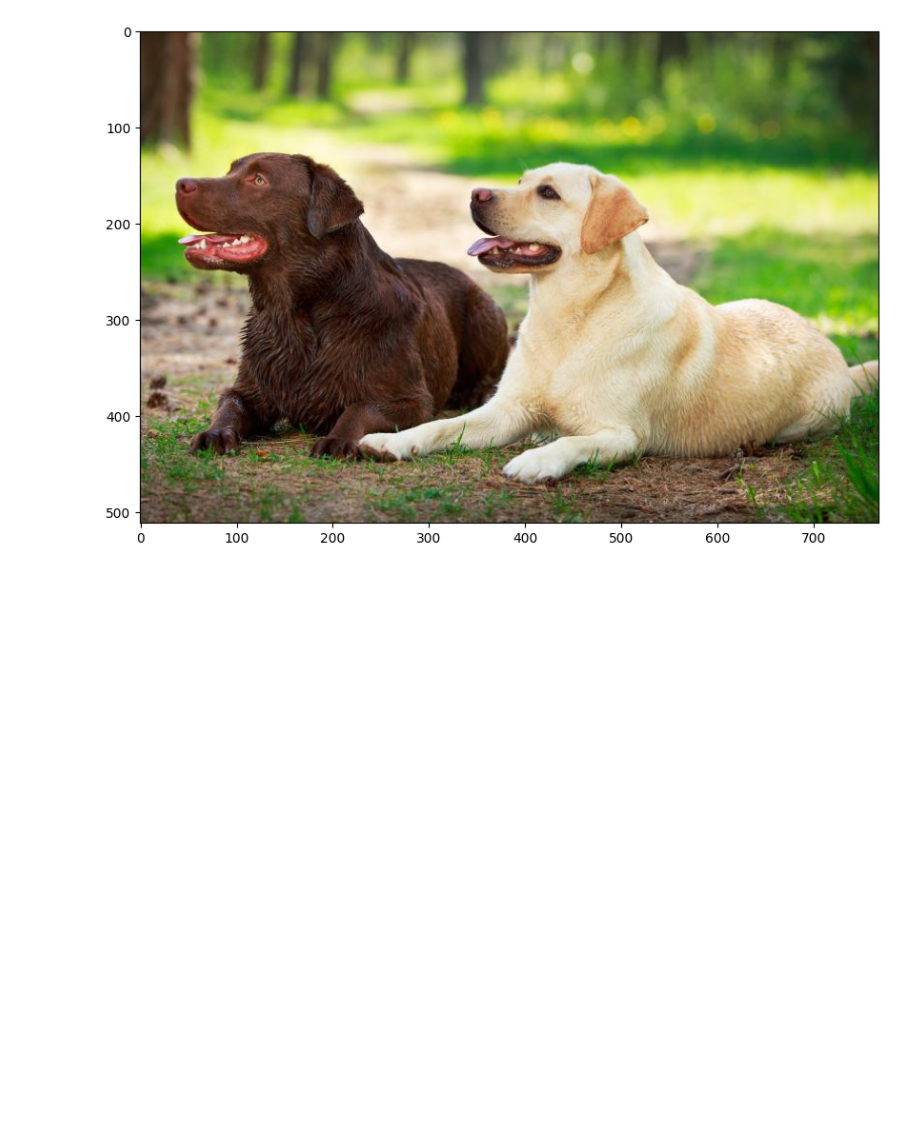
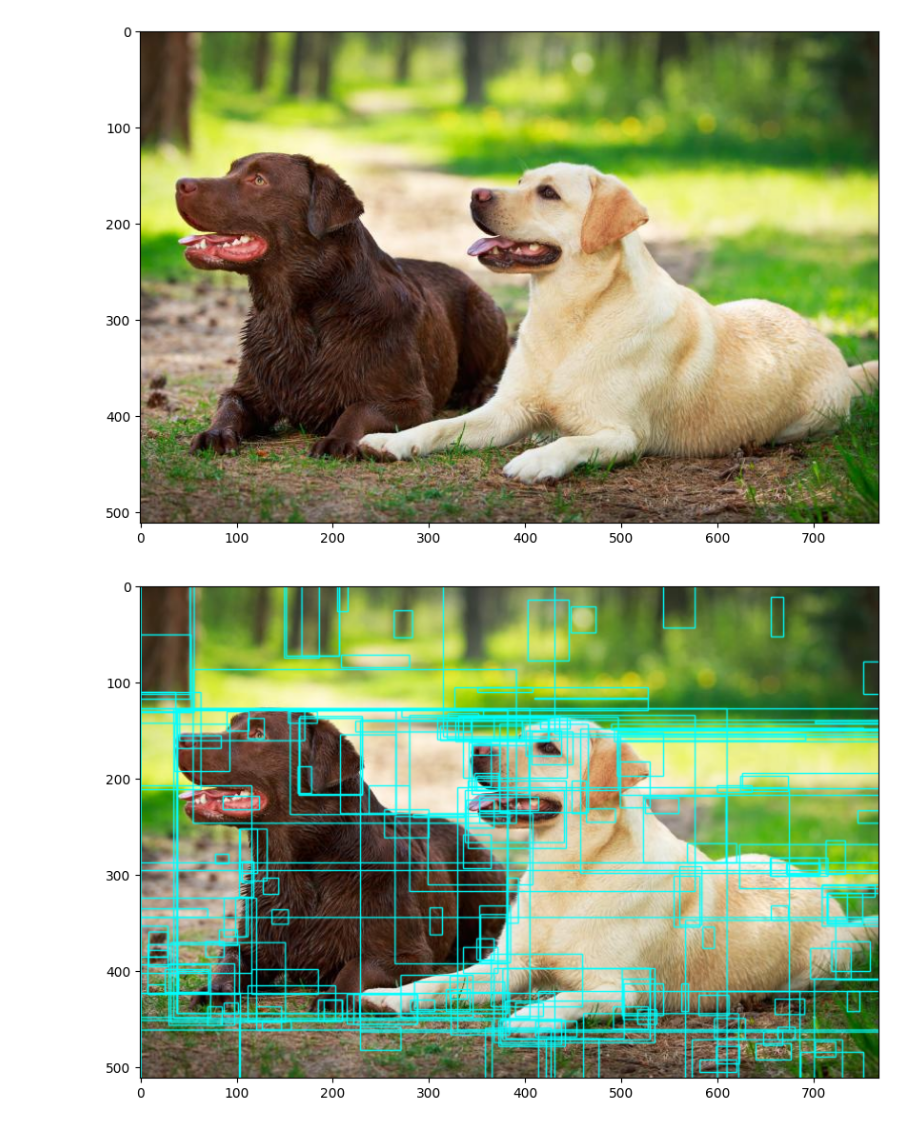
Before and after one commit to denmj/ML_regs, a Jupyter notebook: pytorch_/Object_Detection/obj_detect_selective_search.ipynb, the cells around one changed output. Cells and saved outputs as stored; diff of their text form; code cells hidden in the pictures; blank space fills up the shorter version.

```diff
--- a/pytorch_/Object_Detection/obj_detect_selective_search.ipynb
+++ b/pytorch_/Object_Detection/obj_detect_selective_search.ipynb
@@ -27,3 +52,16 @@ ss.switchToSelectiveSearchQuality()
 
 # Run selective search
 rects = ss.process()
+# %%
+output_image = image_rgb.copy()
+
+# Iterate over the first numShowRects region proposals
+for i, rect in enumerate(rects[:200]):
+    x, y, w, h = rect
+    cv2.rectangle(output_image, (x, y), (x+w, y+h), (0, 255, 255), 1, cv2.LINE_AA)
+# %%
+plt.figure(figsize=(10, 10))
+plt.imshow(output_image)
+plt.show()
+# %% [output]
+[figure, added]
```
Also changed, not shown: parts of 1 cell of this notebook.
